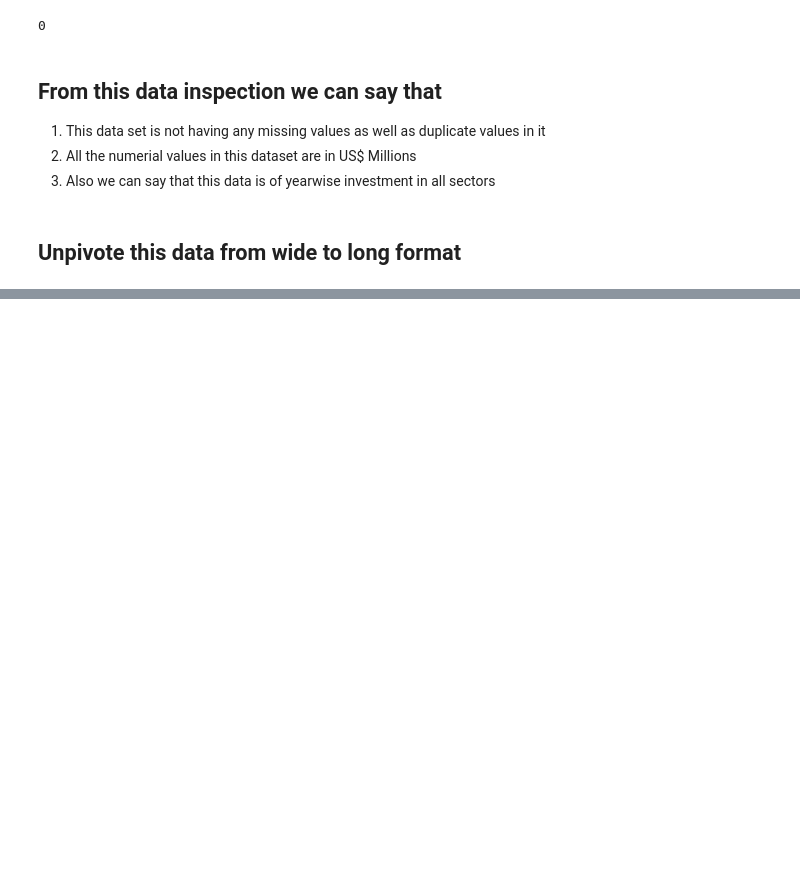
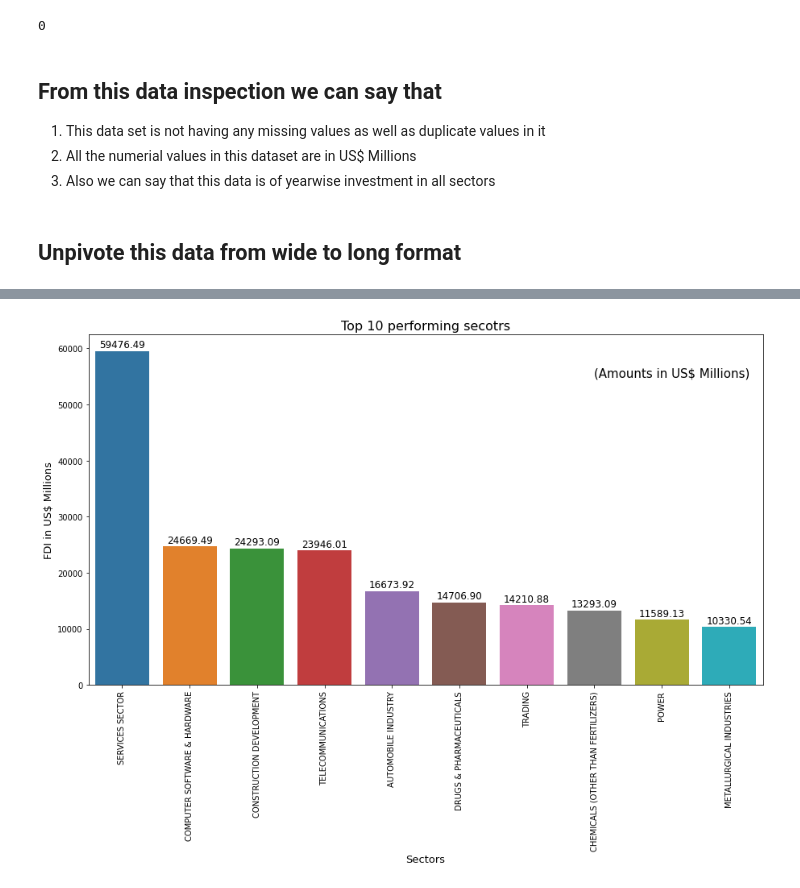
Before and after one commit to praffs18/Data-Analysis-on-FDI-Data, a Jupyter notebook: Data_Analysis_on_FDI_dataset.ipynb, the cells around one changed output, grey strips where cells are left out. Drawn from its saved outputs; the diff is of its cells as text; code cells hidden in the pictures; blank space fills up the shorter version.

```diff
--- a/Data_Analysis_on_FDI_dataset.ipynb
+++ b/Data_Analysis_on_FDI_dataset.ipynb
@@ -227,0 +245,4 @@ plt.show()
+# %%
+# Lets check Top 10 performing secotrs
+top_10 = total_fdi_sector.head(10)
+top_10
@@ -227,0 +262,18 @@ plt.show()
+# %%
+# Lets visualise Top 10 performing secotrs
+plt.figure(figsize=(15,8))
+plots = sns.barplot(x = top_10.index, y='FDI in US$ Millions' ,data = top_10)
+for bar in plots.patches:
+  plots.annotate(format(bar.get_height(),'.2f'),
+                   (bar.get_x() + bar.get_width() / 2,
+                    bar.get_height()), ha='center', va='center',
+                   size=12, xytext=(0, 8),
+                   textcoords='offset points')
+plt.xlabel('Sectors',fontsize=13)
+plt.ylabel('FDI in US$ Millions',fontsize=13)
+plt.xticks(rotation = 90)
+plt.text(7,55000, "(Amounts in US$ Millions)", fontsize = 15)
+plt.title('Top 10 performing secotrs',fontsize=16)
+plt.show()
+# %% [output]
+[figure, added]
```
Also changed, not shown: parts of 15 cells of this notebook.
